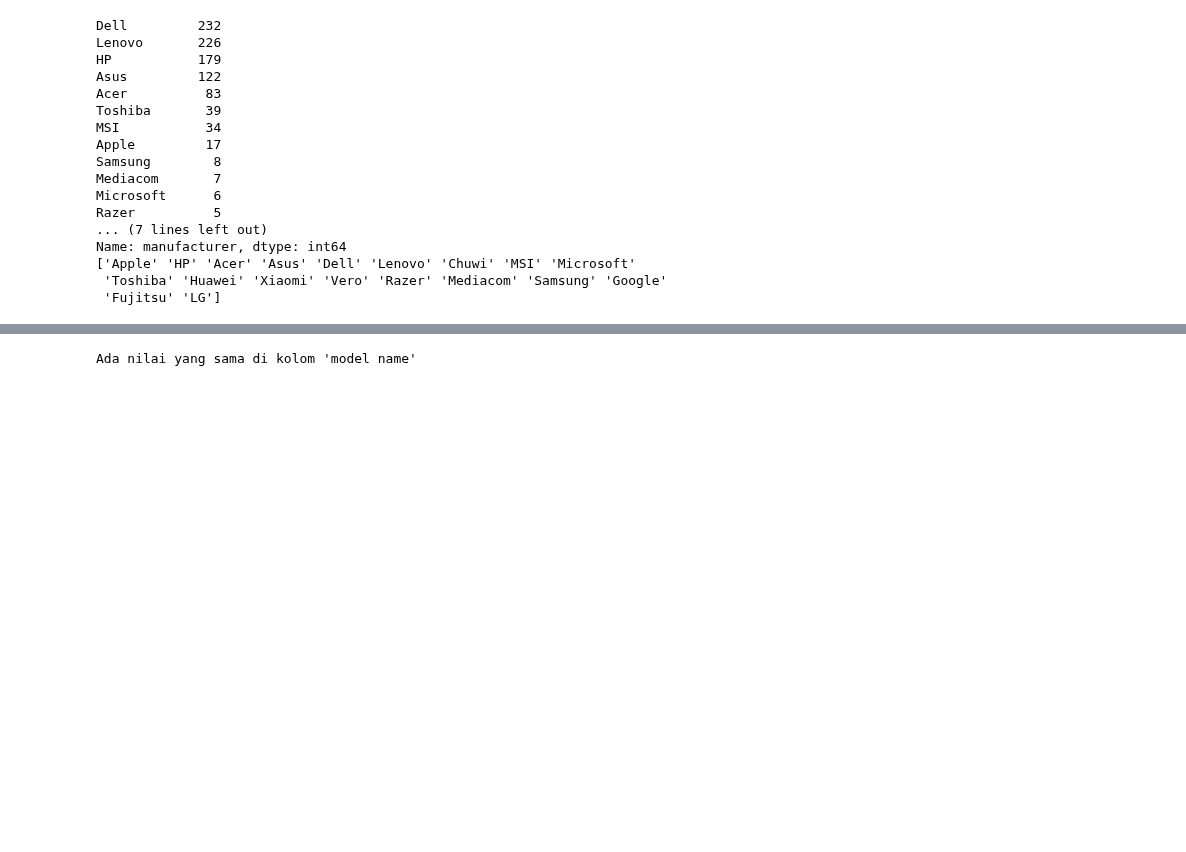
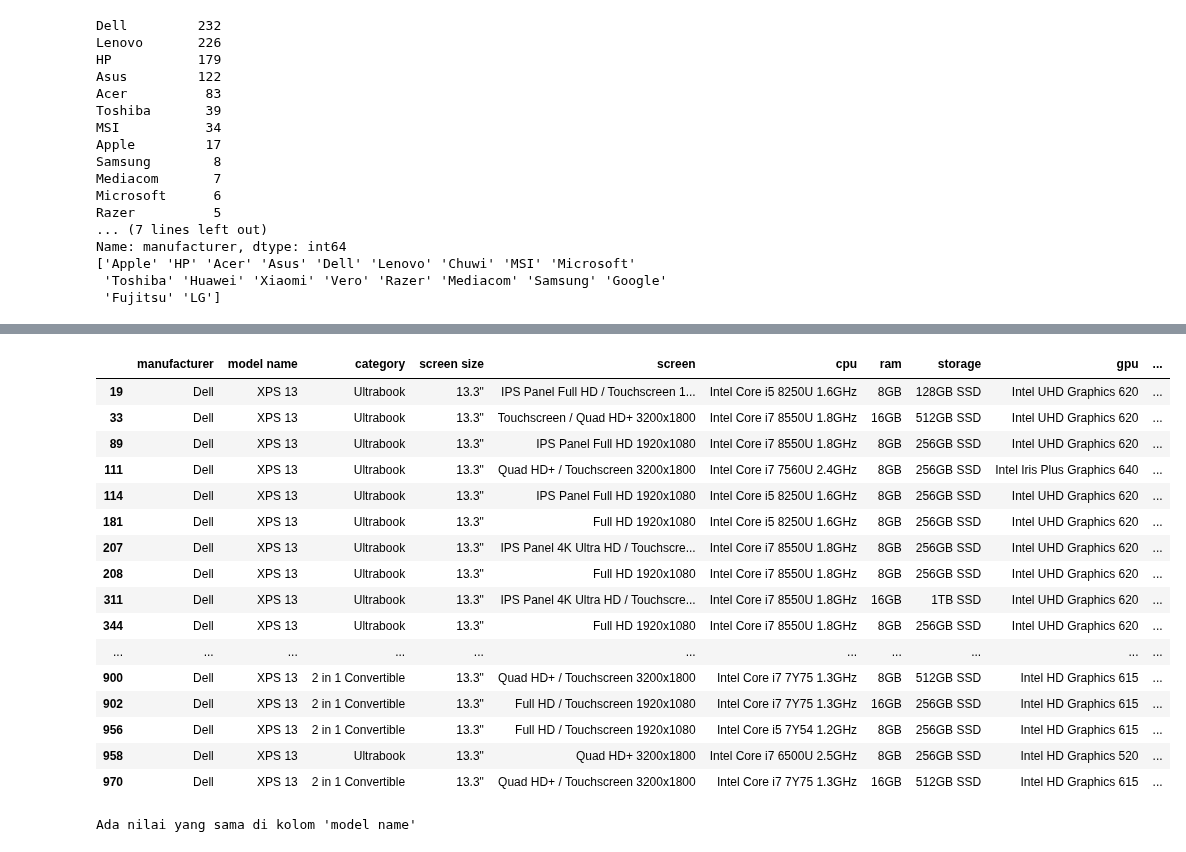
Before and after one commit to indraJuliansyahPutra/Laptop-Price, a Jupyter notebook: clean.ipynb, the cells around one changed output, grey strips where cells are left out. Cells and saved outputs as stored; diff of their text form; code cells hidden in the pictures; blank space fills up the shorter version.

```diff
--- a/clean.ipynb
+++ b/clean.ipynb
@@ -118,3 +133,23 @@ Name: manufacturer, dtype: int64
+# %%
+laptop[laptop['model name'] == "XPS 13"]
+# %% [output]
+|  | manufacturer | model name | category | screen size | screen | cpu | ram | storage | gpu | ... |
+| 19 | Dell | XPS 13 | Ultrabook | 13.3" | IPS Panel Full HD / Touchscreen 1... | Intel Core i5 8250U 1.6GHz | 8GB | 128GB SSD | Intel UHD Graphics 620 | ... |
+| 33 | Dell | XPS 13 | Ultrabook | 13.3" | Touchscreen / Quad HD+ 3200x1800 | Intel Core i7 8550U 1.8GHz | 16GB | 512GB SSD | Intel UHD Graphics 620 | ... |
+| 89 | Dell | XPS 13 | Ultrabook | 13.3" | IPS Panel Full HD 1920x1080 | Intel Core i7 8550U 1.8GHz | 8GB | 256GB SSD | Intel UHD Graphics 620 | ... |
+| 111 | Dell | XPS 13 | Ultrabook | 13.3" | Quad HD+ / Touchscreen 3200x1800 | Intel Core i7 7560U 2.4GHz | 8GB | 256GB SSD | Intel Iris Plus Graphics 640 | ... |
+| 114 | Dell | XPS 13 | Ultrabook | 13.3" | IPS Panel Full HD 1920x1080 | Intel Core i5 8250U 1.6GHz | 8GB | 256GB SSD | Intel UHD Graphics 620 | ... |
+| 181 | Dell | XPS 13 | Ultrabook | 13.3" | Full HD 1920x1080 | Intel Core i5 8250U 1.6GHz | 8GB | 256GB SSD | Intel UHD Graphics 620 | ... |
+| 207 | Dell | XPS 13 | Ultrabook | 13.3" | IPS Panel 4K Ultra HD / Touchscre... | Intel Core i7 8550U 1.8GHz | 8GB | 256GB SSD | Intel UHD Graphics 620 | ... |
+| 208 | Dell | XPS 13 | Ultrabook | 13.3" | Full HD 1920x1080 | Intel Core i7 8550U 1.8GHz | 8GB | 256GB SSD | Intel UHD Graphics 620 | ... |
+| 311 | Dell | XPS 13 | Ultrabook | 13.3" | IPS Panel 4K Ultra HD / Touchscre... | Intel Core i7 8550U 1.8GHz | 16GB | 1TB SSD | Intel UHD Graphics 620 | ... |
+| 344 | Dell | XPS 13 | Ultrabook | 13.3" | Full HD 1920x1080 | Intel Core i7 8550U 1.8GHz | 8GB | 256GB SSD | Intel UHD Graphics 620 | ... |
+| ... | ... | ... | ... | ... | ... | ... | ... | ... | ... | ... |
+| 900 | Dell | XPS 13 | 2 in 1 Convertible | 13.3" | Quad HD+ / Touchscreen 3200x1800 | Intel Core i7 7Y75 1.3GHz | 8GB | 512GB SSD | Intel HD Graphics 615 | ... |
+| 902 | Dell | XPS 13 | 2 in 1 Convertible | 13.3" | Full HD / Touchscreen 1920x1080 | Intel Core i7 7Y75 1.3GHz | 16GB | 256GB SSD | Intel HD Graphics 615 | ... |
+| 956 | Dell | XPS 13 | 2 in 1 Convertible | 13.3" | Full HD / Touchscreen 1920x1080 | Intel Core i5 7Y54 1.2GHz | 8GB | 256GB SSD | Intel HD Graphics 615 | ... |
+| 958 | Dell | XPS 13 | Ultrabook | 13.3" | Quad HD+ 3200x1800 | Intel Core i7 6500U 2.5GHz | 8GB | 256GB SSD | Intel HD Graphics 520 | ... |
+| 970 | Dell | XPS 13 | 2 in 1 Convertible | 13.3" | Quad HD+ / Touchscreen 3200x1800 | Intel Core i7 7Y75 1.3GHz | 16GB | 512GB SSD | Intel HD Graphics 615 | ... |
 # %%
 is_duplicate = laptop['model name'].duplicated().any()
 
```
Also changed, not shown: parts of 13 cells of this notebook.
